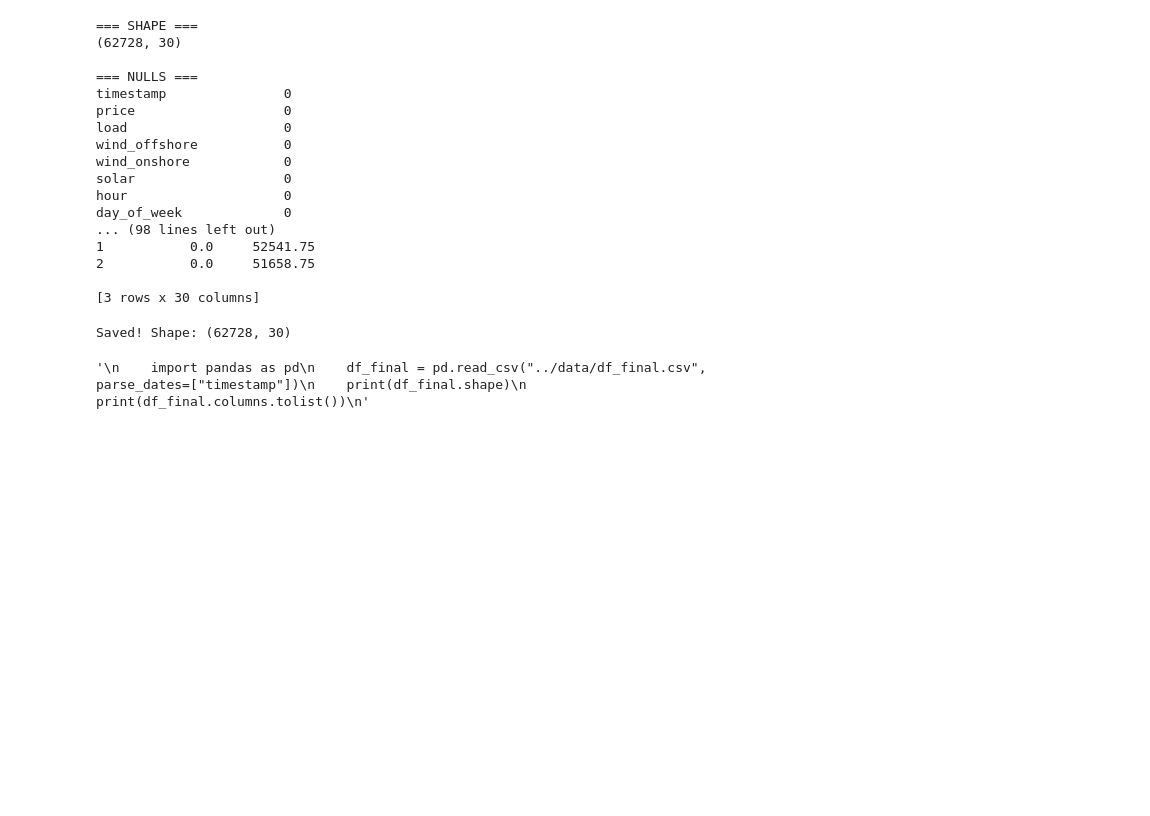
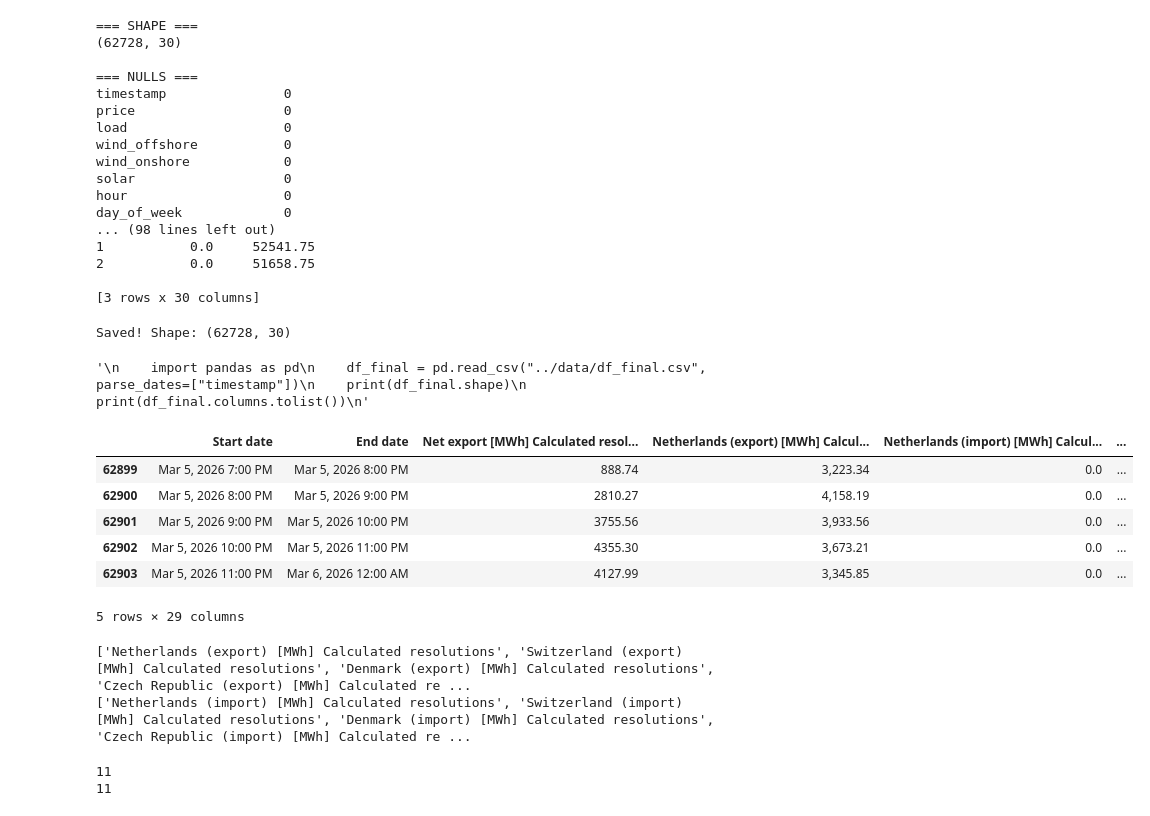
Before and after one commit to Josip007/WattWise, a Jupyter notebook: notebooks/Energy_Price_Data_Preparation.ipynb.ipynb, the cells around one changed output. Saved outputs shown, nothing was run; the diff lists cells and outputs as text; code cells hidden in the pictures; blank space fills up the shorter version.

```diff
--- a/notebooks/Energy_Price_Data_Preparation.ipynb.ipynb
+++ b/notebooks/Energy_Price_Data_Preparation.ipynb.ipynb
@@ -1074,8 +1090,11 @@ dtype: int64
 for col in export_cols + import_cols:
     cross[col] = clean_numeric(cross[col])
 
-# Calculate net_export manually: sum of exports - sum of imports (import are negative values. Therefore we sum them up)
-cross["net_export"] = cross[export_cols].sum(axis=1) + cross[import_cols].sum(axis=1)
+# Calculate net export manually
+cross["net_export_calc"] = cross[export_cols].sum(axis=1) + cross[import_cols].sum(axis=1)
+
+# Use official value if available, otherwise calculated
+cross["net_export"] = cross["Net export [MWh] Calculated resolutions"].fillna(cross["net_export_calc"])
 
 # Verify
 print(f"Nulls net_export: {cross['net_export'].isnull().sum()}")
@@ -1098,0 +1126,12 @@ Nulls net_export: 0
+# %%
+cross["Net export [MWh] Calculated resolutions"] = clean_numeric(
+    cross["Net export [MWh] Calculated resolutions"]
+)
+
+cross["net_export"] = clean_numeric(cross["net_export"])
+
+cross["diff"] = (
+    cross["Net export [MWh] Calculated resolutions"] - cross["net_export"]
+)
+
+cross["diff"].abs().describe()
@@ -1098,0 +1158,8 @@ Nulls net_export: 0
+# %%
+cross["net_export"] = cross[export_cols].sum(axis=1)
+
+# Gdje nema exporta, koristi negativne importe (zrcalna vrijednost)
+import_fallback = -cross[import_cols].sum(axis=1)
+cross["net_export"] = cross["net_export"].fillna(import_fallback)
+
+print(cross["net_export"].isnull().sum())
@@ -1478,2 +1551,12 @@ Saved! Shape: (62728, 30)
 # %%
 # ------------------------  EDA  ---------------------------
+# %%
+cross.tail()
+# %% [output]
+|  | Start date | End date | Net export [MWh] Calculated resol... | Netherlands (export) [MWh] Calcul... | Netherlands (import) [MWh] Calcul... | ... |
+| 62899 | Mar 5, 2026 7:00 PM | Mar 5, 2026 8:00 PM | 888.74 | 3,223.34 | 0.0 | ... |
+| 62900 | Mar 5, 2026 8:00 PM | Mar 5, 2026 9:00 PM | 2810.27 | 4,158.19 | 0.0 | ... |
+| 62901 | Mar 5, 2026 9:00 PM | Mar 5, 2026 10:00 PM | 3755.56 | 3,933.56 | 0.0 | ... |
+| 62902 | Mar 5, 2026 10:00 PM | Mar 5, 2026 11:00 PM | 4355.30 | 3,673.21 | 0.0 | ... |
+| 62903 | Mar 5, 2026 11:00 PM | Mar 6, 2026 12:00 AM | 4127.99 | 3,345.85 | 0.0 | ... |
+5 rows × 29 columns
@@ -1479,0 +1572,12 @@ Saved! Shape: (62728, 30)
+# %%
+print(export_cols)
+print(import_cols)
+# %% [output]
+['Netherlands (export) [MWh] Calculated resolutions', 'Switzerland (export) [MWh] Calculated resolutions', 'Denmark (export) [MWh] Calculated resolutions', 'Czech Republic (export) [MWh] Calculated re ...
+['Netherlands (import) [MWh] Calculated resolutions', 'Switzerland (import) [MWh] Calculated resolutions', 'Denmark (import) [MWh] Calculated resolutions', 'Czech Republic (import) [MWh] Calculated re ...
+# %%
+print(len(export_cols))
+print(len(import_cols))
+# %% [output]
+11
+11
```
Also changed, not shown: parts of 25 cells of this notebook, 8 other files.
